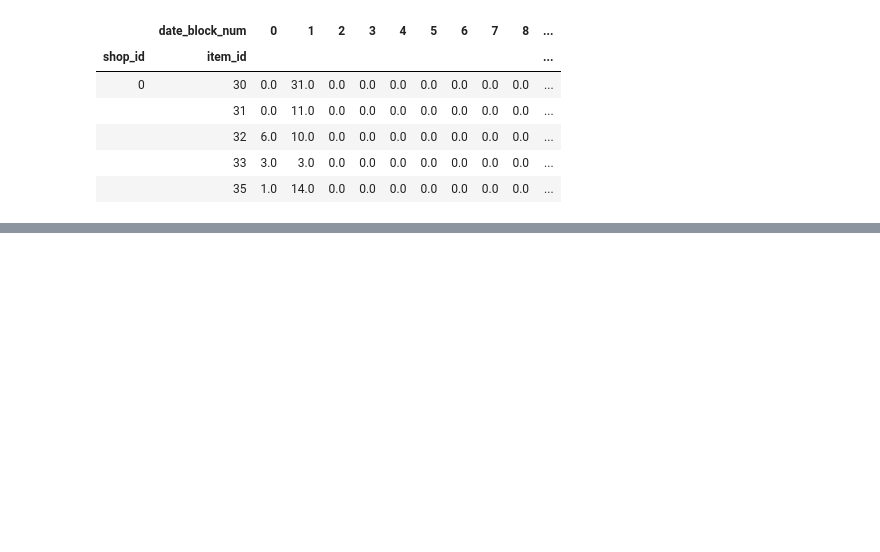
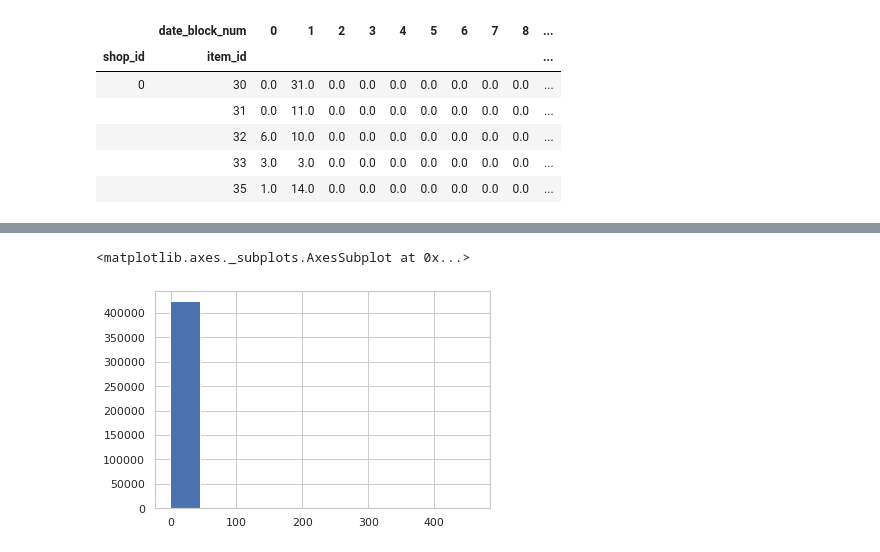
Before and after one commit to kkchuchu/kkchuchu.mushroom, a Jupyter notebook: notebooks/Predict Future Sales.ipynb, the cells around one changed output, grey strips where cells are left out. Drawn from its saved outputs; the diff is of its cells as text; code cells hidden in the pictures; blank space fills up the shorter version.

```diff
--- a/notebooks/Predict Future Sales.ipynb
+++ b/notebooks/Predict Future Sales.ipynb
@@ -304,0 +237,5 @@ sub_df.to_csv(output_file_path, index=False)
+# %%
+p_df[p_df['33'] < 500]['33'].hist()
+# %% [output]
+<matplotlib.axes._subplots.AxesSubplot at 0x...>
+[figure, added]
```
Also changed, not shown: parts of 70 cells of this notebook, 1 other file.
